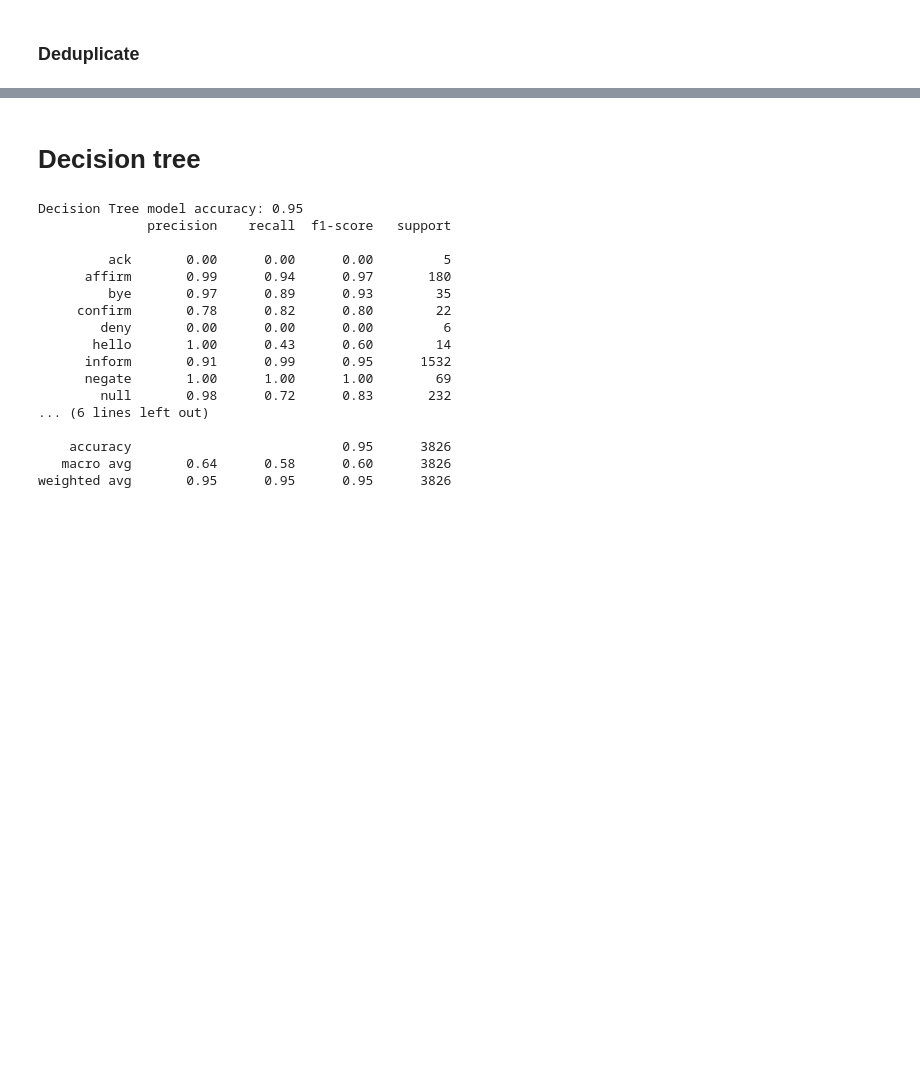
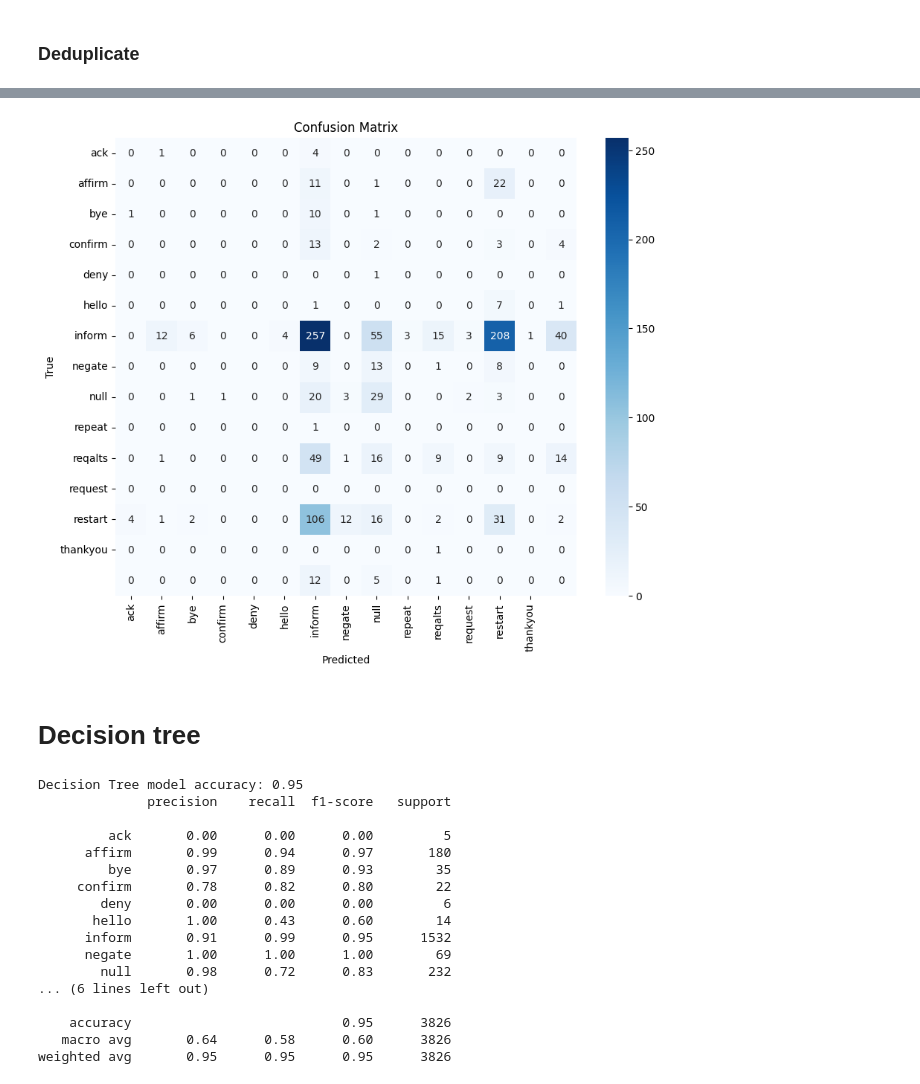
Before and after one commit to stormjoannes/MAIR_1, a Jupyter notebook: assignment 1.ipynb, the cells around one changed output, grey strips where cells are left out. Cells and saved outputs as stored; diff of their text form; code cells hidden in the pictures; blank space fills up the shorter version.

```diff
--- a/assignment 1.ipynb
+++ b/assignment 1.ipynb
@@ -220,11 +220,14 @@ data['label'] = le.fit_transform(data['label'])
 max_words = 10000  # Maximum number of words
 max_len = 128  # Maximum sentence length
 # %%
-# Tokenize all words
-tokenizer = Tokenizer(num_words=max_words, oov_token='<OOV>')
-tokenizer.fit_on_texts(data['sentence'])
-sequences = tokenizer.texts_to_sequences(data['sentence'])
-padded_sequences = pad_sequences(sequences, maxlen=max_len, padding='post')
+def tokenize_data(data):
+    tokenizer = Tokenizer(num_words=max_words, oov_token='<OOV>')
+    tokenizer.fit_on_texts(data['sentence'])
+    sequences = tokenizer.texts_to_sequences(data['sentence'])
+    padded_sequences = pad_sequences(sequences, maxlen=max_len, padding='post')
+    return padded_sequences
+# %%
+padded_sequences = tokenize_data(data)
 # %%
 train_sentences, test_sentences, train_labels, test_labels = train_test_split(
     padded_sequences, data['label'], test_size=0.2, random_state=42
@@ -402,9 +379,5 @@ print(len(data_deduplicate['sentence']))
 # %%
-# Tokenize all words
-tokenizer_dedup = Tokenizer(num_words=max_words, oov_token='<OOV>')
-tokenizer_dedup.fit_on_texts(data_deduplicate['sentence'])
-sequences_dedup = tokenizer_dedup.texts_to_sequences(data_deduplicate['sentence'])
-padded_sequences_dedup = pad_sequences(sequences_dedup, maxlen=max_len, padding='post')
+padded_sequences_dedup = tokenize_data(data_deduplicate)
 # %%
 train_sentences_dedup, test_sentences_dedup, train_labels_dedup, test_labels_dedup = train_test_split(
     padded_sequences_dedup, data_deduplicate['label'], test_size=0.2, random_state=42
@@ -420,2 +425,3 @@ model_report(model_deduplicate, test_sentences_dedup)
 # %%
-confusion_matrix(test_sentences_dedup, test_labels_dedup, le)
+confusion_matrix(test_sentences_dedup, test_labels_dedup)
+# %% [output]
@@ -422,3 +429,4 @@ confusion_matrix(test_sentences_dedup, test_labels_dedup, le)
+[figure, added]
 # %% [markdown]
 # Decision tree
 # %%
```
Also changed, not shown: parts of 18 cells of this notebook.
